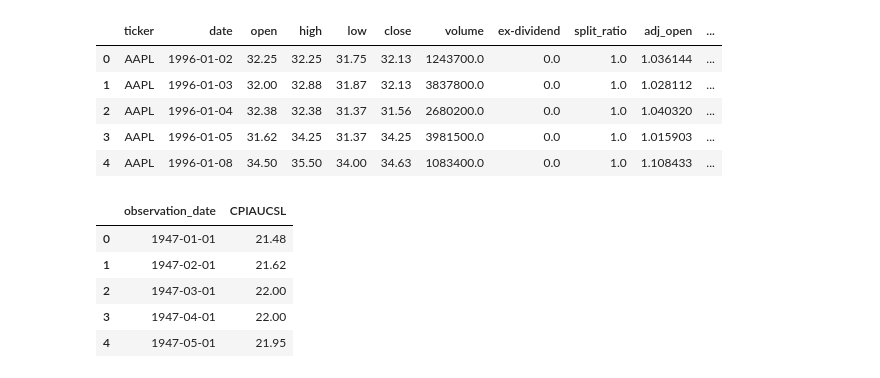
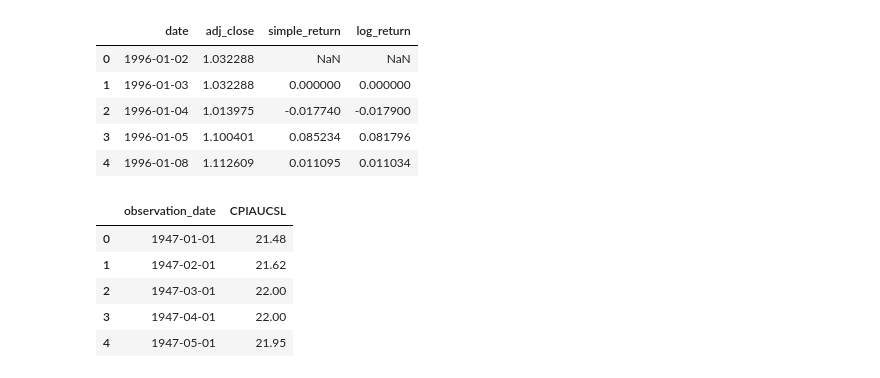
Before and after one commit to FullStackAnalyst/SM-ML-DL-FL, a Jupyter notebook: Experiment/Finance Notebooks/NDL.ipynb, the cells around one changed output. Saved outputs shown, nothing was run; the diff lists cells and outputs as text; code cells hidden in the pictures.

```diff
--- a/Experiment/Finance Notebooks/NDL.ipynb
+++ b/Experiment/Finance Notebooks/NDL.ipynb
@@ -10,25 +13,25 @@ sns.set_theme(
     rc={"figure.dpi": 150},
 )
 # %%
-import pandas as pd
-import nasdaqdatalink
-
 nasdaqdatalink.read_key(r"key\secret.txt")
 
 df = nasdaqdatalink.get_table(
     "WIKI/PRICES",
     ticker="AAPL",
     date={"gte": "1996-01-01", "lte": "2026-10-27"},
     paginate=True,
 )
 df = df.sort_values("date").reset_index(drop=True)
 df["date"] = pd.to_datetime(df["date"])
-df.head()
+
+df["simple_return"] = df["adj_close"].pct_change()
+df["log_return"] = np.log(df["adj_close"] / df["adj_close"].shift(1))
+df[["date", "adj_close", "simple_return", "log_return"]].head()
 # %% [output]
-|  | ticker | date | open | high | low | close | volume | ex-dividend | split_ratio | adj_open | ... |
-| 0 | AAPL | 1996-01-02 | 32.25 | 32.25 | 31.75 | 32.13 | 1243700.0 | 0.0 | 1.0 | 1.036144 | ... |
-| 1 | AAPL | 1996-01-03 | 32.00 | 32.88 | 31.87 | 32.13 | 3837800.0 | 0.0 | 1.0 | 1.028112 | ... |
-| 2 | AAPL | 1996-01-04 | 32.38 | 32.38 | 31.37 | 31.56 | 2680200.0 | 0.0 | 1.0 | 1.040320 | ... |
-| 3 | AAPL | 1996-01-05 | 31.62 | 34.25 | 31.37 | 34.25 | 3981500.0 | 0.0 | 1.0 | 1.015903 | ... |
-| 4 | AAPL | 1996-01-08 | 34.50 | 35.50 | 34.00 | 34.63 | 1083400.0 | 0.0 | 1.0 | 1.108433 | ... |
+|  | date | adj_close | simple_return | log_return |
+| 0 | 1996-01-02 | 1.032288 | NaN | NaN |
+| 1 | 1996-01-03 | 1.032288 | 0.000000 | 0.000000 |
+| 2 | 1996-01-04 | 1.013975 | -0.017740 | -0.017900 |
+| 3 | 1996-01-05 | 1.100401 | 0.085234 | 0.081796 |
+| 4 | 1996-01-08 | 1.112609 | 0.011095 | 0.011034 |
 # %%
```
Also changed, not shown: parts of 7 cells of this notebook, 1 other file.
